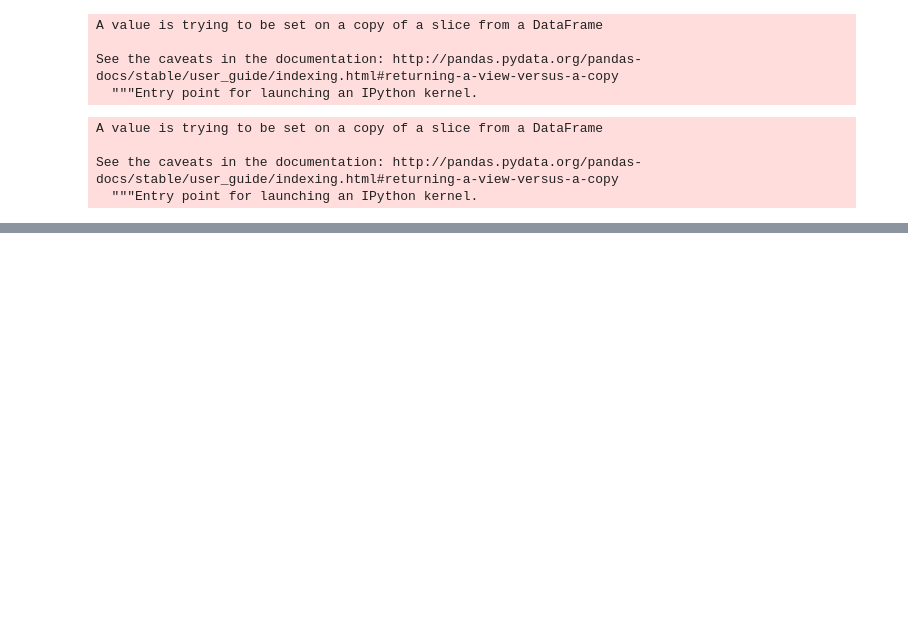
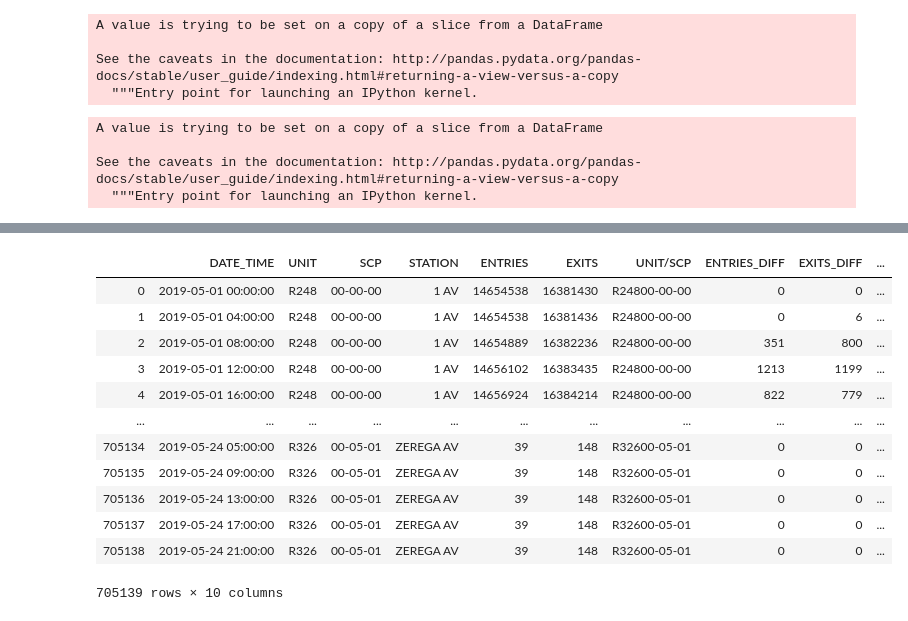
Before and after one commit to amamisa/project-01, a Jupyter notebook: project-01.ipynb, the cells around one changed output, grey strips where cells are left out. Saved outputs shown, nothing was run; the diff lists cells and outputs as text; code cells hidden in the pictures; blank space fills up the shorter version.

```diff
--- a/project-01.ipynb
+++ b/project-01.ipynb
@@ -56,3 +61,8 @@ def generate_stat(dataframe):
+# %%
+def read_pickle(file_name):
+    with open(file_name, 'rb') as f:
+        dataframe = pickle.load(f)
+        return dataframe
 # %%
 year19=load_data(year19_path_list)
 # %%
@@ -104,0 +137,18 @@ year19 = calculate_total_traffic(year19)
+# %%
+year19_pickle = read_pickle('MTA_19.pickle')
+# %%
+year19_pickle
+# %% [output]
+|  | DATE_TIME | UNIT | SCP | STATION | ENTRIES | EXITS | UNIT/SCP | ENTRIES_DIFF | EXITS_DIFF | ... |
+| 0 | 2019-05-01 00:00:00 | R248 | 00-00-00 | 1 AV | 14654538 | 16381430 | R24800-00-00 | 0 | 0 | ... |
+| 1 | 2019-05-01 04:00:00 | R248 | 00-00-00 | 1 AV | 14654538 | 16381436 | R24800-00-00 | 0 | 6 | ... |
+| 2 | 2019-05-01 08:00:00 | R248 | 00-00-00 | 1 AV | 14654889 | 16382236 | R24800-00-00 | 351 | 800 | ... |
+| 3 | 2019-05-01 12:00:00 | R248 | 00-00-00 | 1 AV | 14656102 | 16383435 | R24800-00-00 | 1213 | 1199 | ... |
+| 4 | 2019-05-01 16:00:00 | R248 | 00-00-00 | 1 AV | 14656924 | 16384214 | R24800-00-00 | 822 | 779 | ... |
+| ... | ... | ... | ... | ... | ... | ... | ... | ... | ... | ... |
+| 705134 | 2019-05-24 05:00:00 | R326 | 00-05-01 | ZEREGA AV | 39 | 148 | R32600-05-01 | 0 | 0 | ... |
+| 705135 | 2019-05-24 09:00:00 | R326 | 00-05-01 | ZEREGA AV | 39 | 148 | R32600-05-01 | 0 | 0 | ... |
+| 705136 | 2019-05-24 13:00:00 | R326 | 00-05-01 | ZEREGA AV | 39 | 148 | R32600-05-01 | 0 | 0 | ... |
+| 705137 | 2019-05-24 17:00:00 | R326 | 00-05-01 | ZEREGA AV | 39 | 148 | R32600-05-01 | 0 | 0 | ... |
+| 705138 | 2019-05-24 21:00:00 | R326 | 00-05-01 | ZEREGA AV | 39 | 148 | R32600-05-01 | 0 | 0 | ... |
+705139 rows × 10 columns
```
Also changed, not shown: parts of 13 cells of this notebook, 2 other files.
